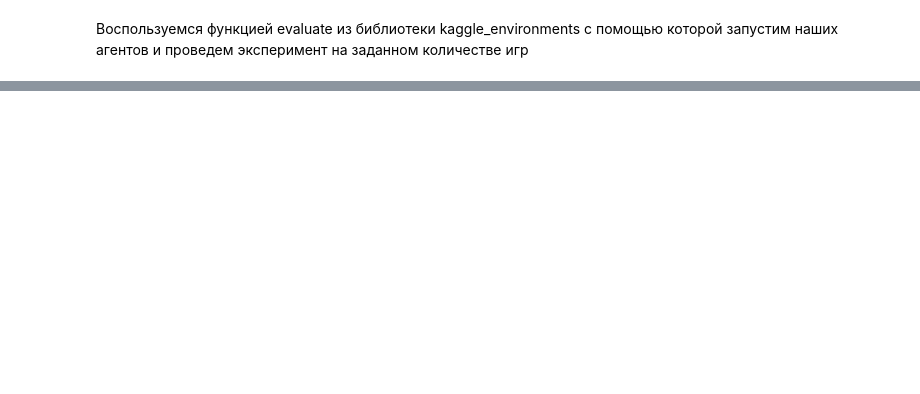
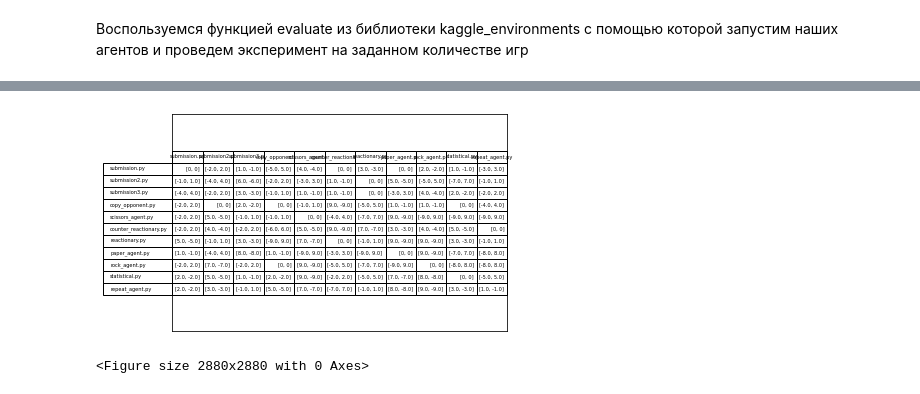
Before and after one commit to Glebych2/MIPT_home_work, a Jupyter notebook: Environment_example.ipynb, the cells around one changed output, grey strips where cells are left out. Saved outputs shown, nothing was run; the diff lists cells and outputs as text; code cells hidden in the pictures; blank space fills up the shorter version.

```diff
--- a/Environment_example.ipynb
+++ b/Environment_example.ipynb
@@ -172,0 +185,4 @@ evaluate(
+# %%
+lst = ["submission.py", "submission2.py", "submission3.py", "copy_opponent.py", "scissors_agent.py", "counter_reactionary.py",
+       "reactionary.py", "paper_agent.py", "rock_agent.py", "statistical.py", "repeat_agent.py"]
+#lst = ["submission", "copy_opponent", "scissors_agent", "counter_reactionary", "reactionary", "paper_agent", "rock_agent"]
@@ -172,0 +232,22 @@ evaluate(
+# %%
+from operator import index
+import seaborn as sns
+
+fig, ax = plt.subplots()
+
+# Hide axes
+ax.xaxis.set_visible(False)
+ax.yaxis.set_visible(False)
+# Table from Ed Smith answer
+clust_data = np.rps
+collabel=(lst)
+rowlabel=(lst)
+
+the_table = ax.table(cellText=clust_data,colLabels=collabel, rowLabels=rowlabel, loc='center')
+the_table.auto_set_font_size(False)
+the_table.set_fontsize(5)
+plt.figure(figsize=(40, 40))
+plt.show()
+# %% [output]
+[figure, added]
+<Figure size 2880x2880 with 0 Axes>
```
Also changed, not shown: parts of 18 cells of this notebook.
